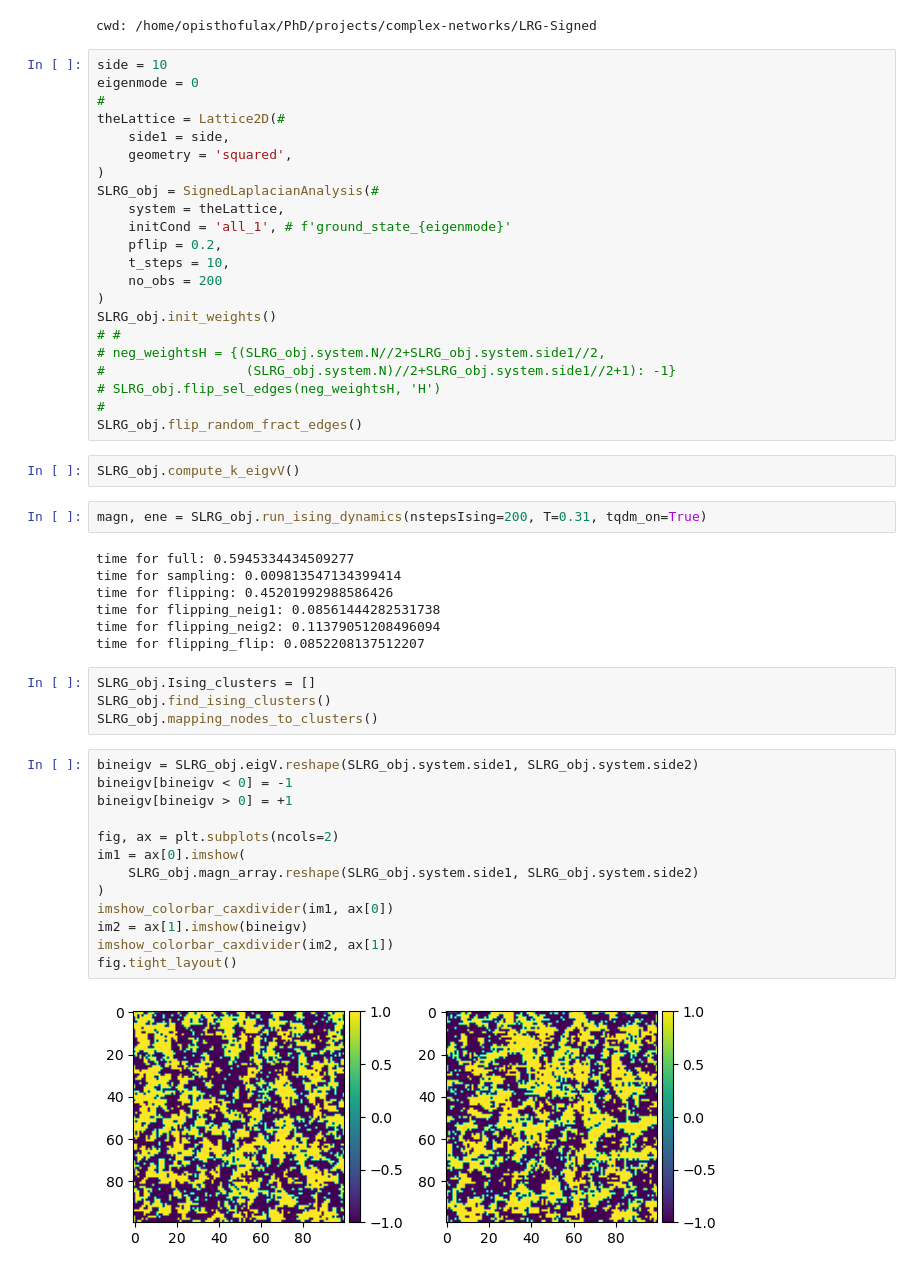
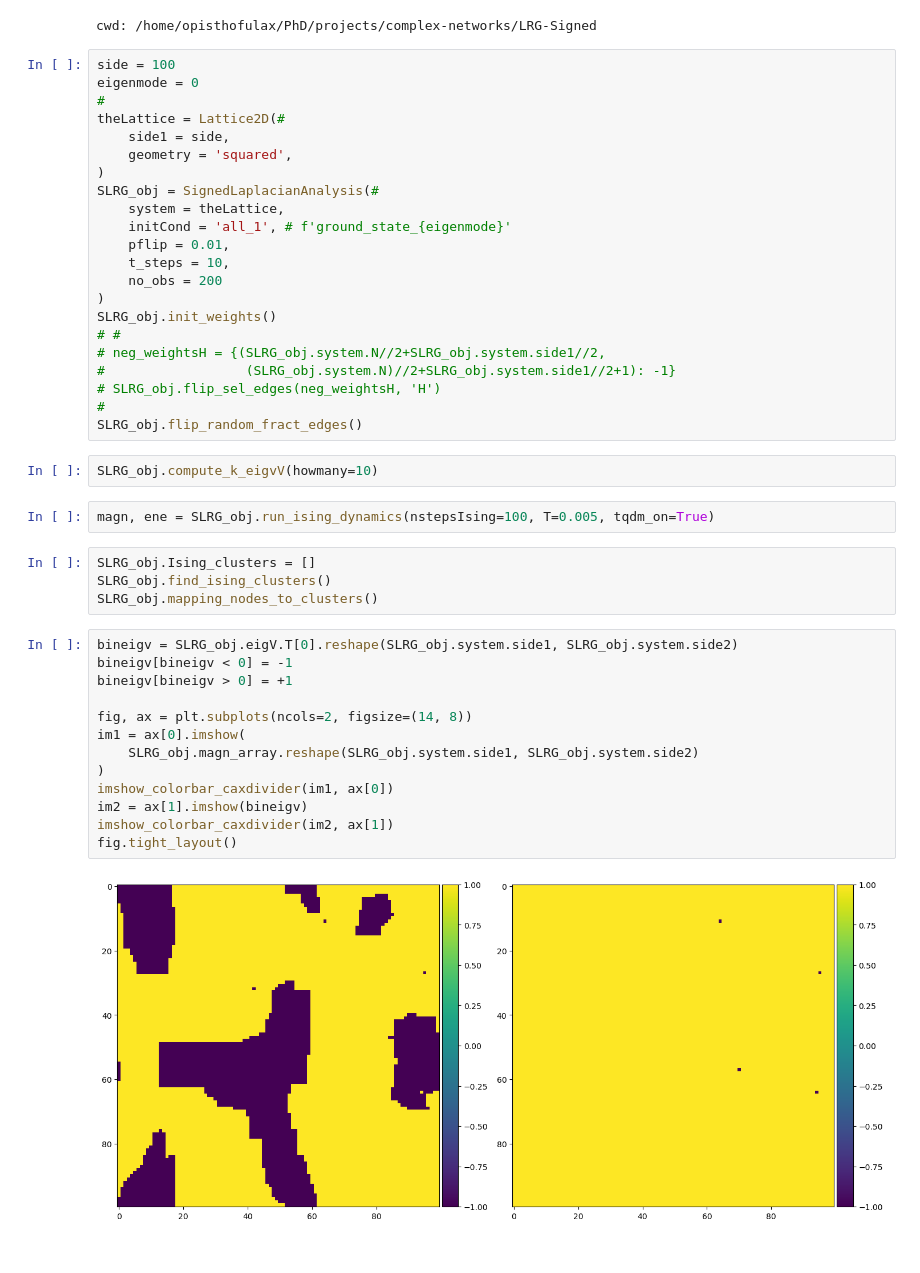
Before and after one commit to giulioiannelli/lrgsglib-public, a Jupyter notebook: notebooks/lattc2dsq_IsingDynamics.ipynb, the cells around one changed output. Cells and saved outputs as stored; diff of their text form.

```diff
--- a/notebooks/lattc2dsq_IsingDynamics.ipynb
+++ b/notebooks/lattc2dsq_IsingDynamics.ipynb
@@ -10,7 +10,7 @@ move_to_rootf(print_tf=True)
 # %% [output]
 cwd: /home/opisthofulax/PhD/projects/complex-networks/LRG-Signed
 # %%
-side = 10
+side = 100
 eigenmode = 0
 #
 theLattice = Lattice2D(#
@@ -20,7 +20,7 @@ theLattice = Lattice2D(#
 SLRG_obj = SignedLaplacianAnalysis(#
     system = theLattice,
     initCond = 'all_1', # f'ground_state_{eigenmode}'
-    pflip = 0.2,
+    pflip = 0.01,
     t_steps = 10,
     no_obs = 200
 )
@@ -32,32 +32,25 @@ SLRG_obj.init_weights()
 #
 SLRG_obj.flip_random_fract_edges()
 # %%
-SLRG_obj.compute_k_eigvV()
+SLRG_obj.compute_k_eigvV(howmany=10)
 # %%
-magn, ene = SLRG_obj.run_ising_dynamics(nstepsIsing=200, T=0.31, tqdm_on=True)
+magn, ene = SLRG_obj.run_ising_dynamics(nstepsIsing=100, T=0.005, tqdm_on=True)
-# %% [output]
-time for full: 0.5945334434509277
-time for sampling: 0.009813547134399414
-time for flipping: 0.45201992988586426
-time for flipping_neig1: 0.08561444282531738
-time for flipping_neig2: 0.11379051208496094
-time for flipping_flip: 0.0852208137512207
 # %%
 SLRG_obj.Ising_clusters = []
 SLRG_obj.find_ising_clusters()
 SLRG_obj.mapping_nodes_to_clusters()
 # %%
-bineigv = SLRG_obj.eigV.reshape(SLRG_obj.system.side1, SLRG_obj.system.side2)
+bineigv = SLRG_obj.eigV.T[0].reshape(SLRG_obj.system.side1, SLRG_obj.system.side2)
 bineigv[bineigv < 0] = -1
 bineigv[bineigv > 0] = +1
 
-fig, ax = plt.subplots(ncols=2)
+fig, ax = plt.subplots(ncols=2, figsize=(14, 8))
 im1 = ax[0].imshow(
     SLRG_obj.magn_array.reshape(SLRG_obj.system.side1, SLRG_obj.system.side2)
 )
 imshow_colorbar_caxdivider(im1, ax[0])
 im2 = ax[1].imshow(bineigv)
 imshow_colorbar_caxdivider(im2, ax[1])
 fig.tight_layout()
 # %% [output]
-[figure, old version]
+[figure, new version]
```
Also changed, not shown: parts of 16 cells of this notebook, 1 other file.
